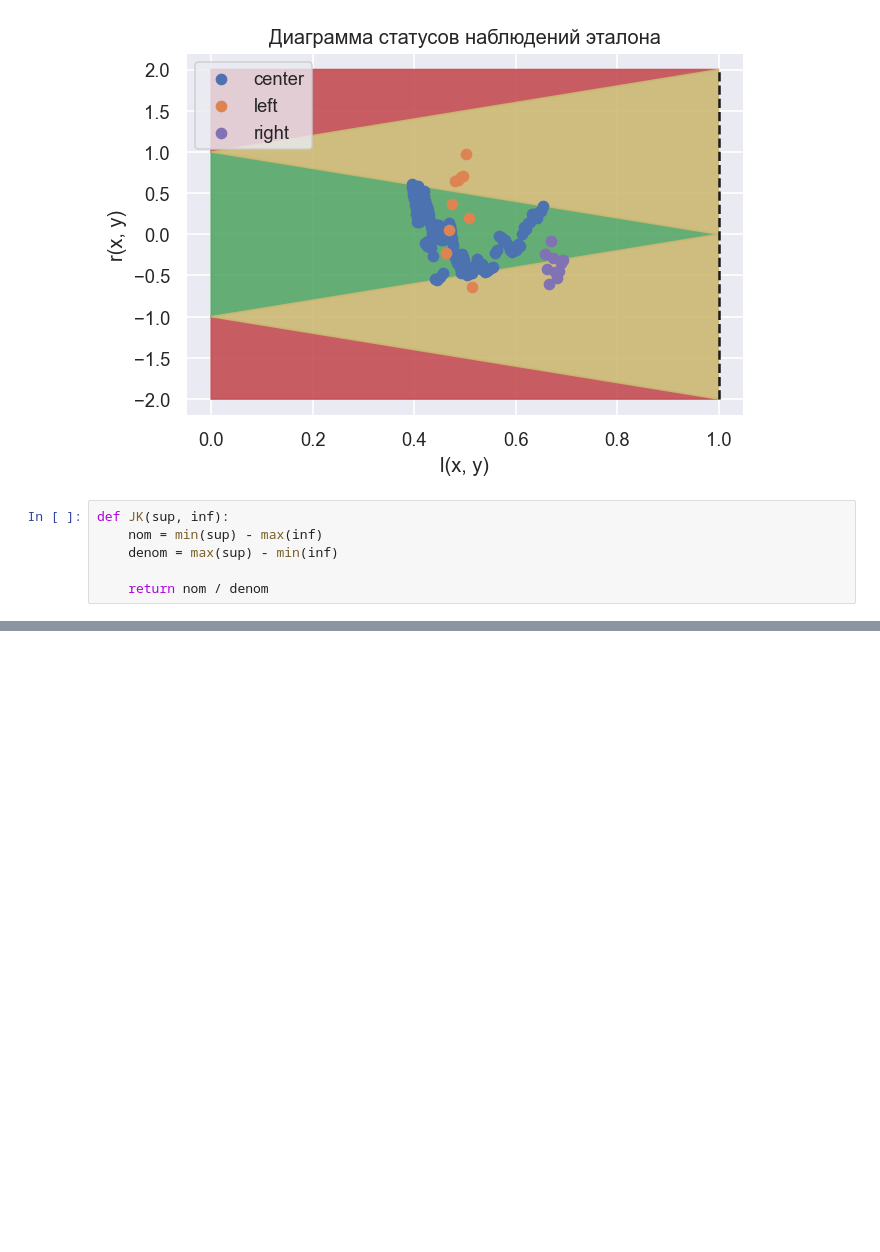
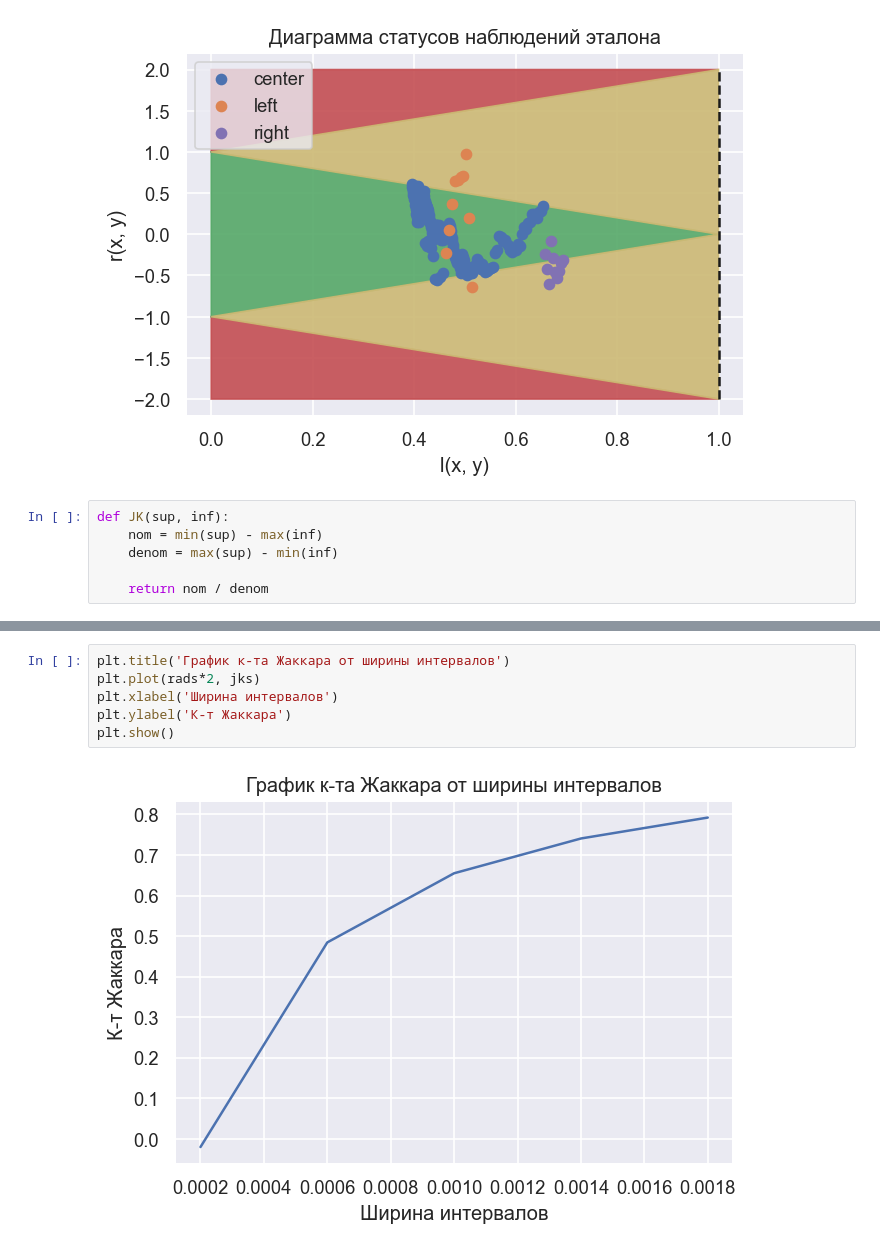
Before and after one commit to mitenevav/intervals, a Jupyter notebook: lab3/lab3.ipynb, the cells around one changed output, grey strips where cells are left out. Drawn from its saved outputs; the diff is of its cells as text; blank space fills up the shorter version.

```diff
--- a/lab3/lab3.ipynb
+++ b/lab3/lab3.ipynb
@@ -555,0 +577,8 @@ get_moda(sup, inf)
+# %%
+plt.title('График к-та Жаккара от ширины интервалов')
+plt.plot(rads*2, jks)
+plt.xlabel('Ширина интервалов')
+plt.ylabel('К-т Жаккара')
+plt.show()
+# %% [output]
+[figure, added]
```
Also changed, not shown: parts of 7 cells of this notebook.
